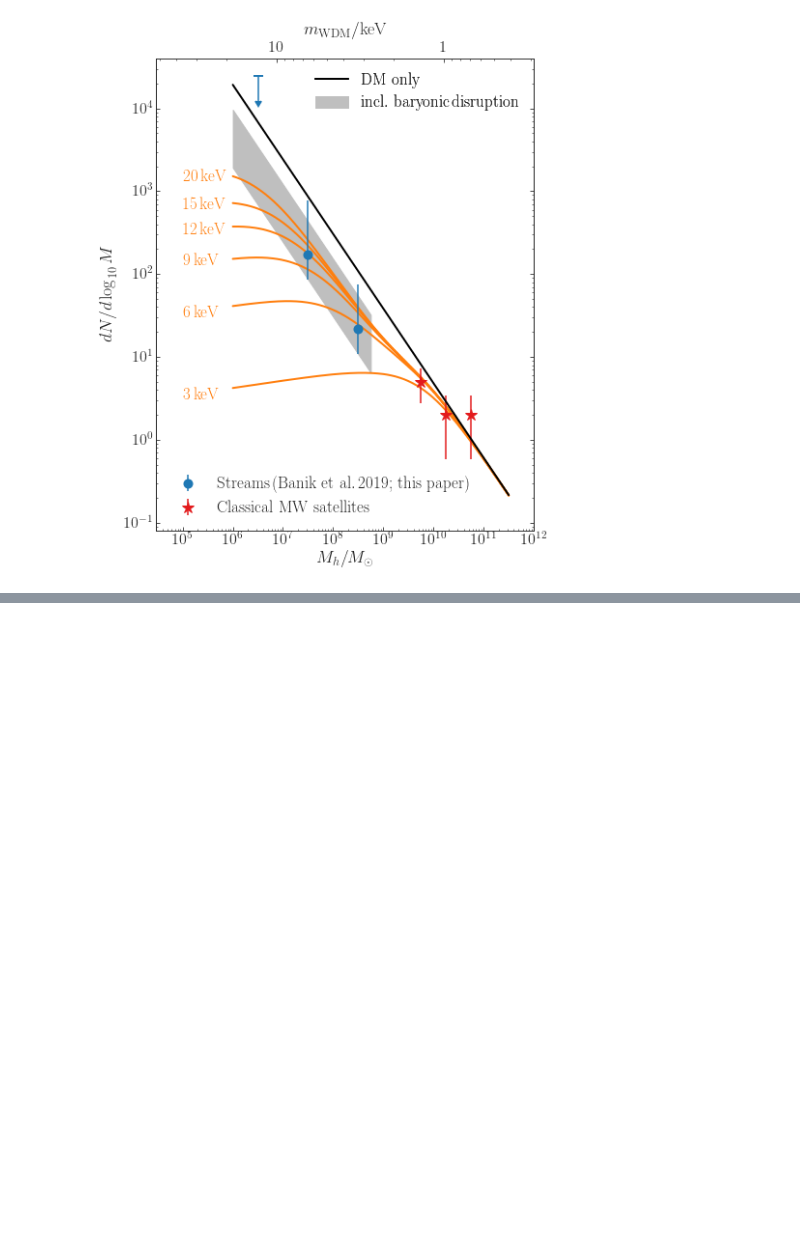
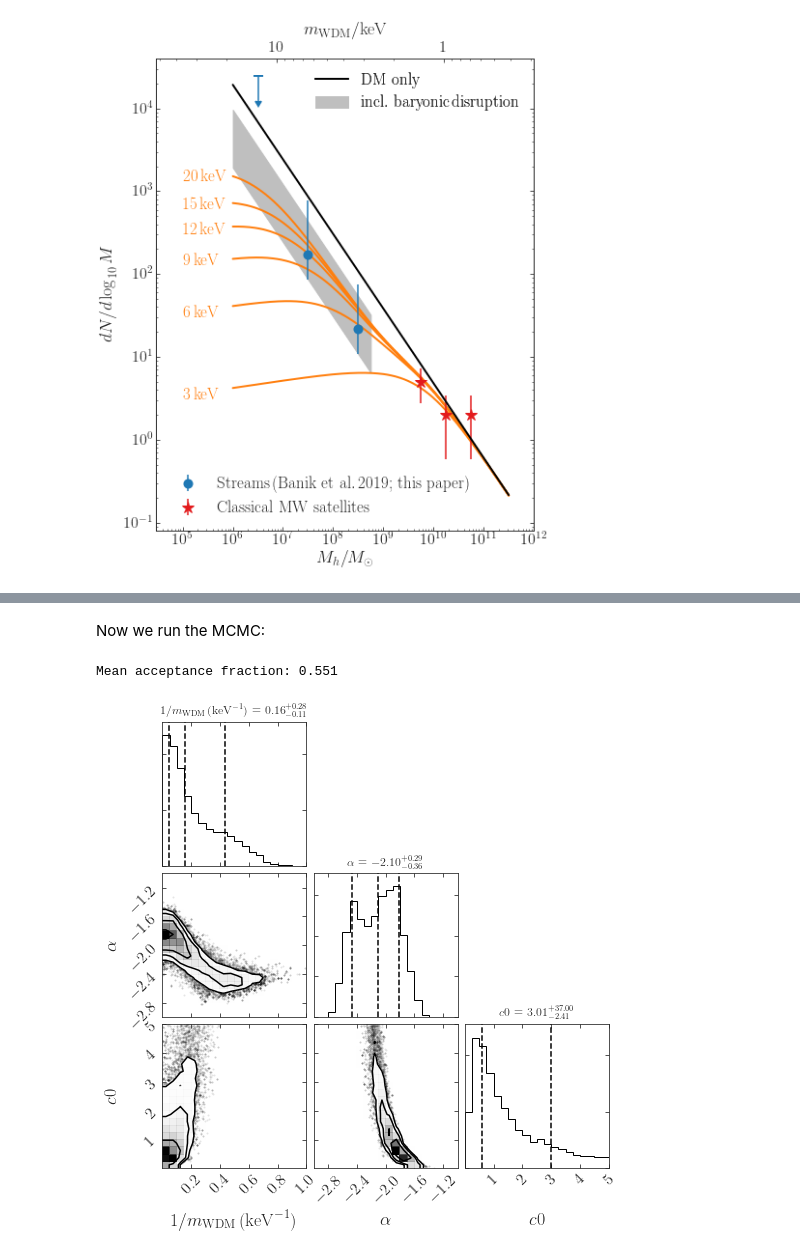
Before and after one commit to nbanik/Analyze_GD-1, a Jupyter notebook: MilkyWay-Subhalo-Mass-Function.ipynb, the cells around one changed output, grey strips where cells are left out. Drawn from its saved outputs; the diff is of its cells as text; code cells hidden in the pictures; blank space fills up the shorter version.

```diff
--- a/MilkyWay-Subhalo-Mass-Function.ipynb
+++ b/MilkyWay-Subhalo-Mass-Function.ipynb
@@ -188,0 +343,10 @@ plot_massfunction(add_mwdm=True,add_wdmmodels=True)#,savefilename='subhalo_massf
+# %% [markdown]
+Now we run the MCMC:
+# %%
+flatchain= sample(wdm_prior=0)
+# %% [output]
+Mean acceptance fraction: 0.551
+# %%
+plot_corner(flatchain,wdm_prior=0)
+# %% [output]
+[figure, added]
```
Also changed, not shown: parts of 39 cells of this notebook.
